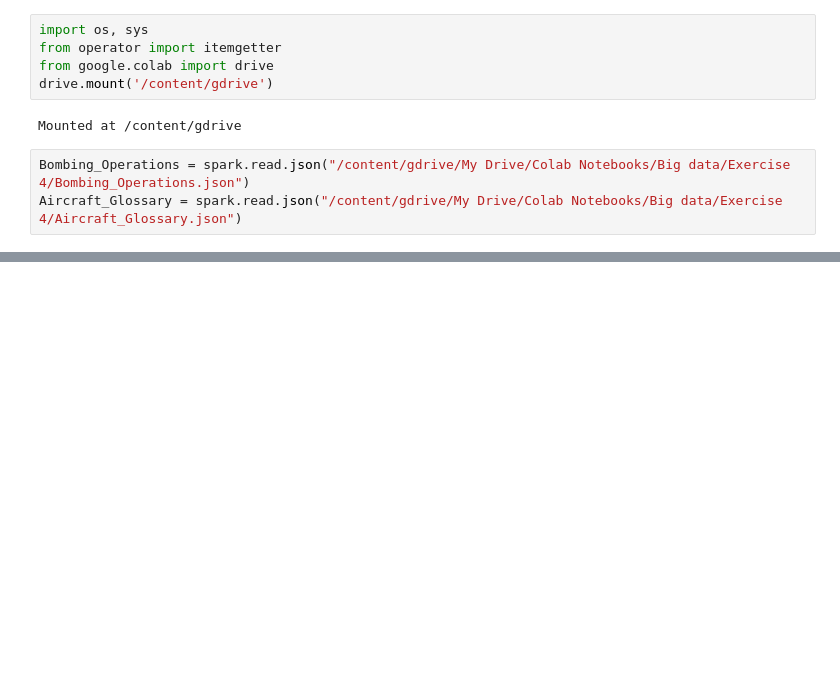
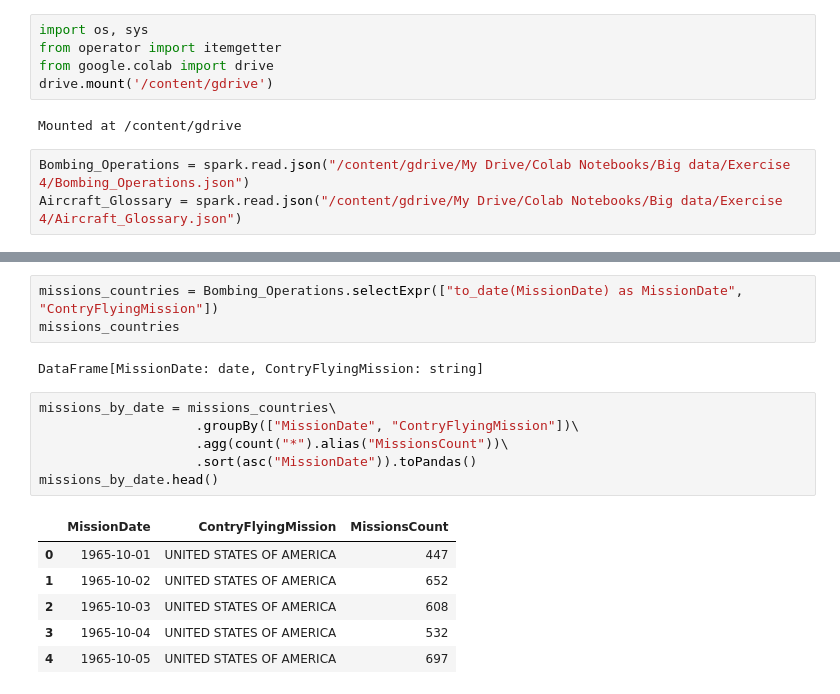
Before and after one commit to nhanptn73/Bigdata, a Jupyter notebook: PySpark.ipynb, the cells around one changed output, grey strips where cells are left out. Drawn from its saved outputs; the diff is of its cells as text; blank space fills up the shorter version.

```diff
--- a/PySpark.ipynb
+++ b/PySpark.ipynb
@@ -48,0 +157,18 @@ Aircraft_Glossary = spark.read.json("/content/gdrive/My Drive/Colab Notebooks/Bi
+# %%
+missions_countries = Bombing_Operations.selectExpr(["to_date(MissionDate) as MissionDate", "ContryFlyingMission"])
+missions_countries
+# %% [output]
+DataFrame[MissionDate: date, ContryFlyingMission: string]
+# %%
+missions_by_date = missions_countries\
+                    .groupBy(["MissionDate", "ContryFlyingMission"])\
+                    .agg(count("*").alias("MissionsCount"))\
+                    .sort(asc("MissionDate")).toPandas()
+missions_by_date.head()
+# %% [output]
+|  | MissionDate | ContryFlyingMission | MissionsCount |
+| 0 | 1965-10-01 | UNITED STATES OF AMERICA | 447 |
+| 1 | 1965-10-02 | UNITED STATES OF AMERICA | 652 |
+| 2 | 1965-10-03 | UNITED STATES OF AMERICA | 608 |
+| 3 | 1965-10-04 | UNITED STATES OF AMERICA | 532 |
+| 4 | 1965-10-05 | UNITED STATES OF AMERICA | 697 |
```
Also changed, not shown: parts of 28 cells of this notebook.
